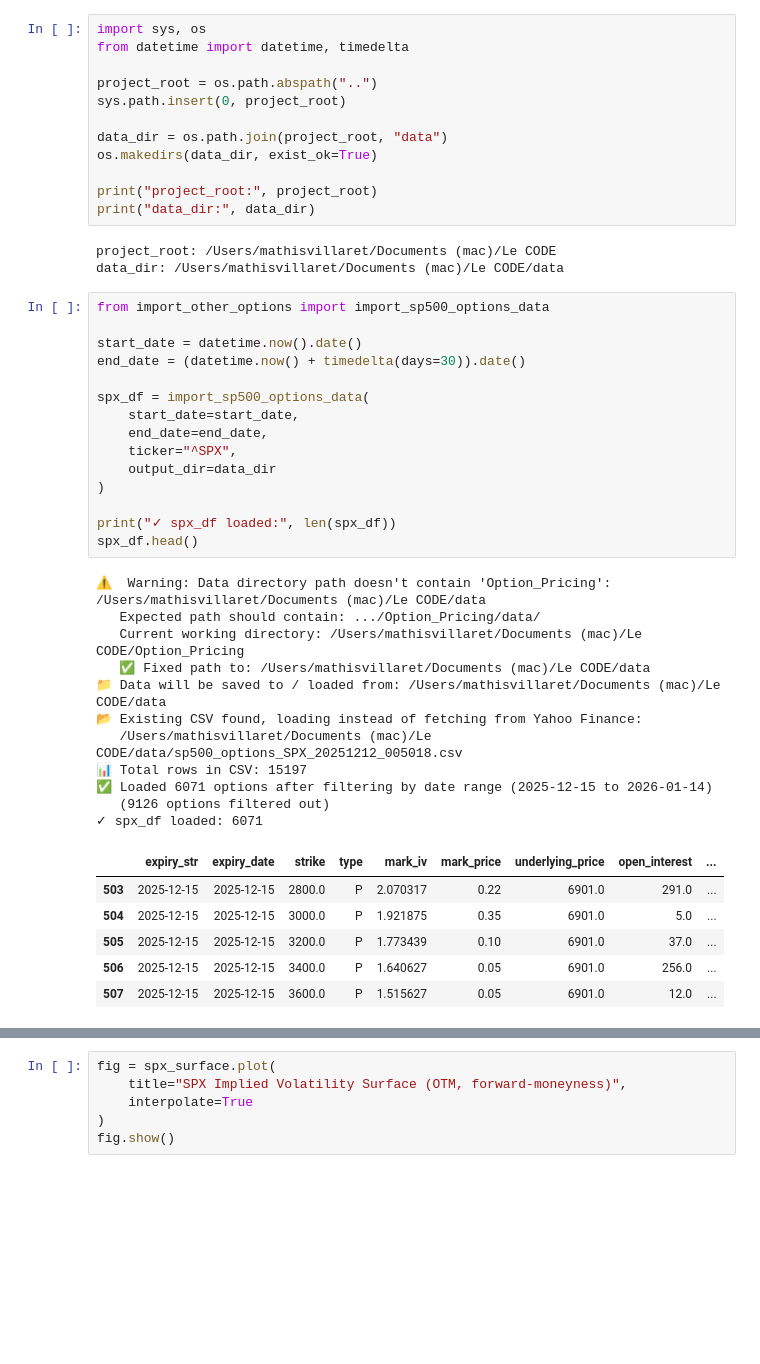
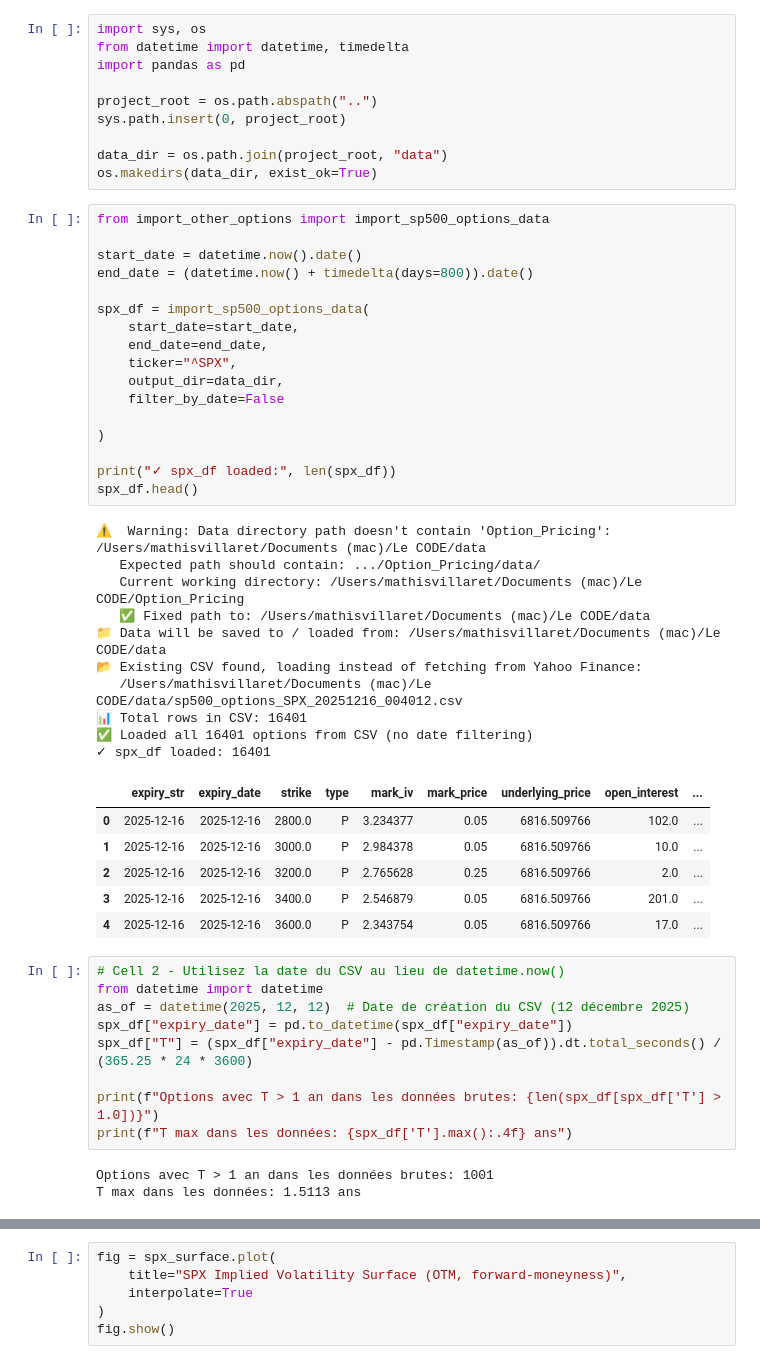
Before and after one commit to Mathis-14/Option_Pricing, a Jupyter notebook: vol_sp500.ipynb, the cells around one changed output, grey strips where cells are left out. Cells and saved outputs as stored; diff of their text form; blank space fills up the shorter version.

```diff
--- a/vol_sp500.ipynb
+++ b/vol_sp500.ipynb
@@ -1,50 +1,58 @@
 # %%
 import sys, os
 from datetime import datetime, timedelta
+import pandas as pd
 
 project_root = os.path.abspath("..")
 sys.path.insert(0, project_root)
 
 data_dir = os.path.join(project_root, "data")
 os.makedirs(data_dir, exist_ok=True)
-
-print("project_root:", project_root)
-print("data_dir:", data_dir)
-# %% [output]
-project_root: /Users/mathisvillaret/Documents (mac)/Le CODE
-data_dir: /Users/mathisvillaret/Documents (mac)/Le CODE/data
 # %%
 from import_other_options import import_sp500_options_data
 
 start_date = datetime.now().date()
-end_date = (datetime.now() + timedelta(days=30)).date()
+end_date = (datetime.now() + timedelta(days=800)).date()
 
 spx_df = import_sp500_options_data(
     start_date=start_date,
     end_date=end_date,
     ticker="^SPX",
-    output_dir=data_dir
+    output_dir=data_dir,
+    filter_by_date=False
+
 )
 
 print("✓ spx_df loaded:", len(spx_df))
 spx_df.head()
 # %% [output]
 ⚠️  Warning: Data directory path doesn't contain 'Option_Pricing': /Users/mathisvillaret/Documents (mac)/Le CODE/data
    Expected path should contain: .../Option_Pricing/data/
    Current working directory: /Users/mathisvillaret/Documents (mac)/Le CODE/Option_Pricing
    ✅ Fixed path to: /Users/mathisvillaret/Documents (mac)/Le CODE/data
 📁 Data will be saved to / loaded from: /Users/mathisvillaret/Documents (mac)/Le CODE/data
 📂 Existing CSV found, loading instead of fetching from Yahoo Finance:
-   /Users/mathisvillaret/Documents (mac)/Le CODE/data/sp500_options_SPX_20251212_005018.csv
-📊 Total rows in CSV: 15197
-✅ Loaded 6071 options after filtering by date range (2025-12-15 to 2026-01-14)
-   (9126 options filtered out)
-✓ spx_df loaded: 6071
+   /Users/mathisvillaret/Documents (mac)/Le CODE/data/sp500_options_SPX_20251216_004012.csv
+📊 Total rows in CSV: 16401
+✅ Loaded all 16401 options from CSV (no date filtering)
+✓ spx_df loaded: 16401
 |  | expiry_str | expiry_date | strike | type | mark_iv | mark_price | underlying_price | open_interest | ... |
-| 503 | 2025-12-15 | 2025-12-15 | 2800.0 | P | 2.070317 | 0.22 | 6901.0 | 291.0 | ... |
-| 504 | 2025-12-15 | 2025-12-15 | 3000.0 | P | 1.921875 | 0.35 | 6901.0 | 5.0 | ... |
-| 505 | 2025-12-15 | 2025-12-15 | 3200.0 | P | 1.773439 | 0.10 | 6901.0 | 37.0 | ... |
-| 506 | 2025-12-15 | 2025-12-15 | 3400.0 | P | 1.640627 | 0.05 | 6901.0 | 256.0 | ... |
-| 507 | 2025-12-15 | 2025-12-15 | 3600.0 | P | 1.515627 | 0.05 | 6901.0 | 12.0 | ... |
+| 0 | 2025-12-16 | 2025-12-16 | 2800.0 | P | 3.234377 | 0.05 | 6816.509766 | 102.0 | ... |
+| 1 | 2025-12-16 | 2025-12-16 | 3000.0 | P | 2.984378 | 0.05 | 6816.509766 | 10.0 | ... |
+| 2 | 2025-12-16 | 2025-12-16 | 3200.0 | P | 2.765628 | 0.25 | 6816.509766 | 2.0 | ... |
+| 3 | 2025-12-16 | 2025-12-16 | 3400.0 | P | 2.546879 | 0.05 | 6816.509766 | 201.0 | ... |
+| 4 | 2025-12-16 | 2025-12-16 | 3600.0 | P | 2.343754 | 0.05 | 6816.509766 | 17.0 | ... |
+# %%
+# Cell 2 - Utilisez la date du CSV au lieu de datetime.now()
+from datetime import datetime
+as_of = datetime(2025, 12, 12)  # Date de création du CSV (12 décembre 2025)
+spx_df["expiry_date"] = pd.to_datetime(spx_df["expiry_date"])
+spx_df["T"] = (spx_df["expiry_date"] - pd.Timestamp(as_of)).dt.total_seconds() / (365.25 * 24 * 3600)
+
+print(f"Options avec T > 1 an dans les données brutes: {len(spx_df[spx_df['T'] > 1.0])}")
+print(f"T max dans les données: {spx_df['T'].max():.4f} ans")
+# %% [output]
+Options avec T > 1 an dans les données brutes: 1001
+T max dans les données: 1.5113 ans
 # %%
 from iv_surface_spx import SPXIVSurface, SurfaceConfig
```
Also changed, not shown: parts of 12 cells of this notebook, 8 other files.
